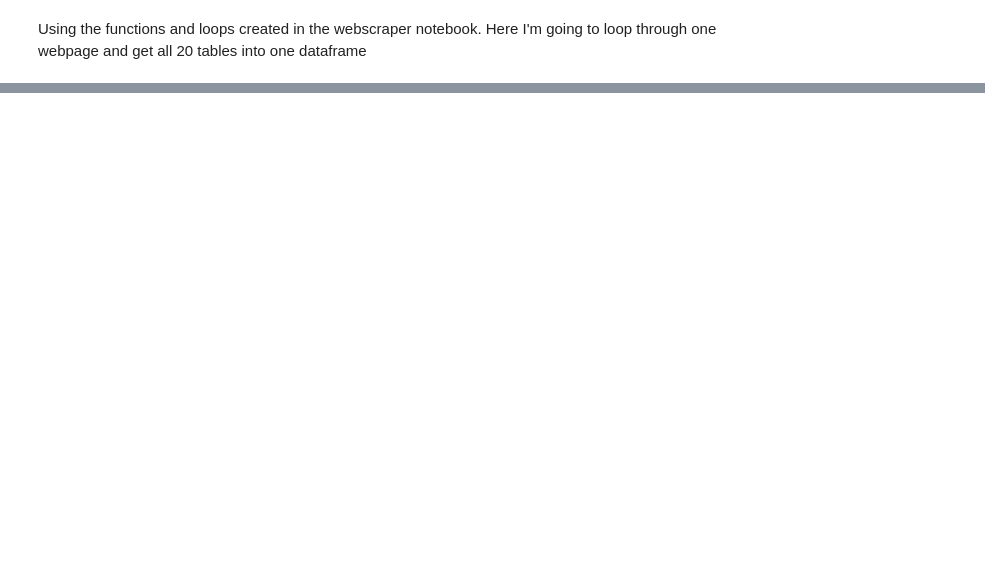
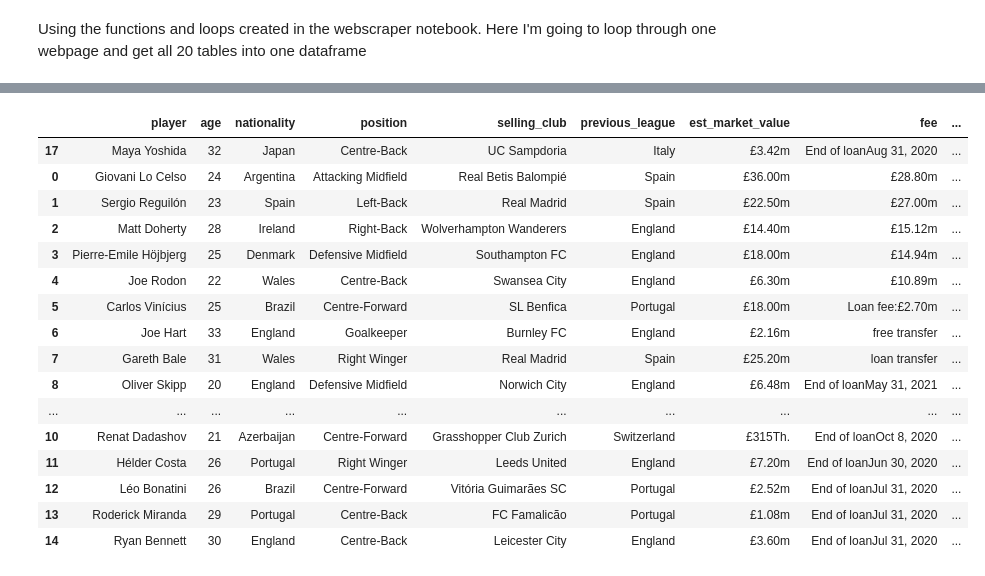
Before and after one commit to etr359/capstone, a Jupyter notebook: Looping through transfermarkt webscraper.ipynb, the cells around one changed output, grey strips where cells are left out. Drawn from its saved outputs; the diff is of its cells as text; code cells hidden in the pictures; blank space fills up the shorter version.

Commit message:
moved scraper to py file and built a loop to get all transfer data into one df

```diff
--- a/Looping through transfermarkt webscraper.ipynb
+++ b/Looping through transfermarkt webscraper.ipynb
@@ -28,0 +45,19 @@ soup = bs4.BeautifulSoup(html,'lxml')
+# %%
+#This removes the sold players table and makes this list equal in length to the names of the clubs.
+list_of_table_of_purchases = []
+response_table = soup.find_all(class_="responsive-table")
+for i in range(len(response_table)):
+    if i % 2 == 0:
+        list_of_table_of_purchases.append(response_table[i])
+# %%
+#This creates a list of the clubs in the league in that season in alphabetical order; mirrors the order that
+#response_table is ordered.  Use this along with above function when looking through response_tables to add
+#the purchasing club as a column to the df.
+list_of_clubs = []
+table_header = soup.find_all(class_='table-header')
+i=2
+while i < 22:
+    club = table_header[i].find_all(class_="vereinprofil_tooltip tooltipstered")
+    list_of_clubs.append(club[1].text)
+    i += 1
+list_of_clubs
@@ -28,0 +85,29 @@ soup = bs4.BeautifulSoup(html,'lxml')
+# %%
+#This loops over the list of clubs (could swap in list of table of purchases - made both lists len 20)
+#and runs the scraper function over each table, adds the buying club and then appends it to a df.
+
+Prem_summer_2020 = pd.DataFrame()
+for n in range(len(list_of_clubs)):
+    df = transfer_webscraper.transfer_value_gather(list_of_table_of_purchases[n])
+    df['buying_club'] = list_of_clubs[n]
+    Prem_summer_2020 = Prem_summer_2020.append(df)
+# %%
+Prem_summer_2020.tail(50)
+# %% [output]
+|  | player | age | nationality | position | selling_club | previous_league | est_market_value | fee | ... |
+| 17 | Maya Yoshida | 32 | Japan | Centre-Back | UC Sampdoria | Italy | £3.42m | End of loanAug 31, 2020 | ... |
+| 0 | Giovani Lo Celso | 24 | Argentina | Attacking Midfield | Real Betis Balompié | Spain | £36.00m | £28.80m | ... |
+| 1 | Sergio Reguilón | 23 | Spain | Left-Back | Real Madrid | Spain | £22.50m | £27.00m | ... |
+| 2 | Matt Doherty | 28 | Ireland | Right-Back | Wolverhampton Wanderers | England | £14.40m | £15.12m | ... |
+| 3 | Pierre-Emile Höjbjerg | 25 | Denmark | Defensive Midfield | Southampton FC | England | £18.00m | £14.94m | ... |
+| 4 | Joe Rodon | 22 | Wales | Centre-Back | Swansea City | England | £6.30m | £10.89m | ... |
+| 5 | Carlos Vinícius | 25 | Brazil | Centre-Forward | SL Benfica | Portugal | £18.00m | Loan fee:£2.70m | ... |
+| 6 | Joe Hart | 33 | England | Goalkeeper | Burnley FC | England | £2.16m | free transfer | ... |
+| 7 | Gareth Bale | 31 | Wales | Right Winger | Real Madrid | Spain | £25.20m | loan transfer | ... |
+| 8 | Oliver Skipp | 20 | England | Defensive Midfield | Norwich City | England | £6.48m | End of loanMay 31, 2021 | ... |
+| ... | ... | ... | ... | ... | ... | ... | ... | ... | ... |
+| 10 | Renat Dadashov | 21 | Azerbaijan | Centre-Forward | Grasshopper Club Zurich | Switzerland | £315Th. | End of loanOct 8, 2020 | ... |
+| 11 | Hélder Costa | 26 | Portugal | Right Winger | Leeds United | England | £7.20m | End of loanJun 30, 2020 | ... |
+| 12 | Léo Bonatini | 26 | Brazil | Centre-Forward | Vitória Guimarães SC | Portugal | £2.52m | End of loanJul 31, 2020 | ... |
+| 13 | Roderick Miranda | 29 | Portugal | Centre-Back | FC Famalicão | Portugal | £1.08m | End of loanJul 31, 2020 | ... |
+| 14 | Ryan Bennett | 30 | England | Centre-Back | Leicester City | England | £3.60m | End of loanJul 31, 2020 | ... |
```
Also changed, not shown: parts of 5 cells of this notebook, 2 other files.
